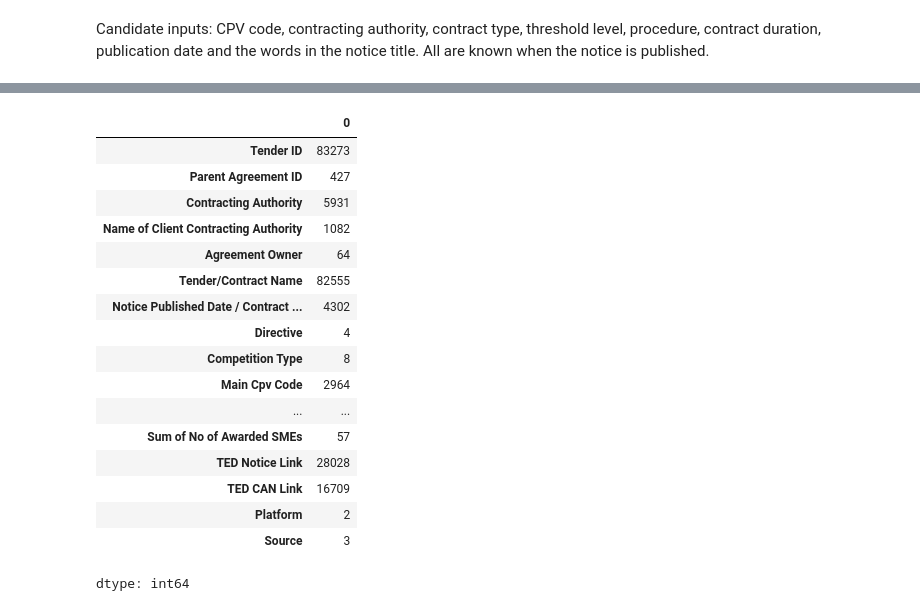
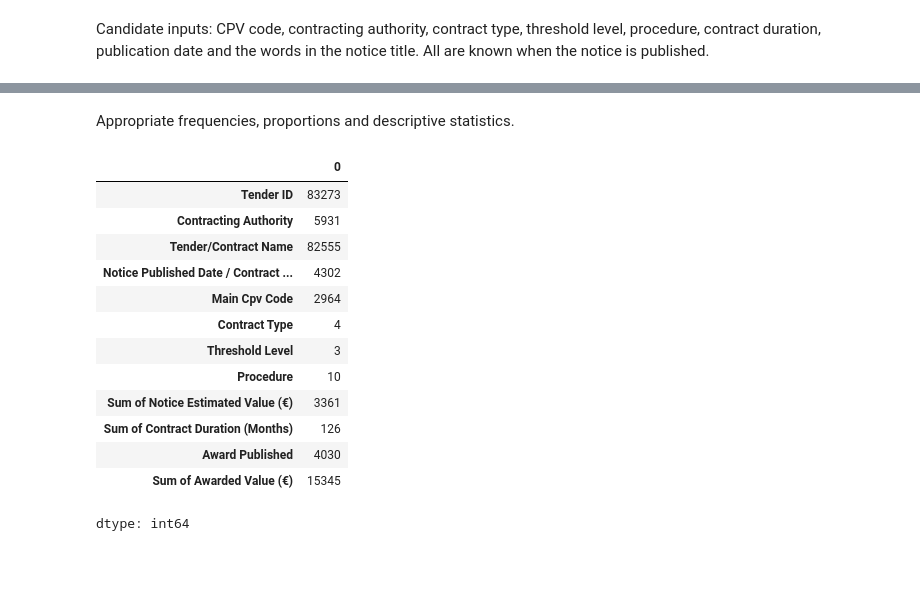
Before and after one commit to KaterynaKon/irish-tender-value, a Jupyter notebook: public_tender_value.ipynb, the cells around one changed output, grey strips where cells are left out. Cells and saved outputs as stored; diff of their text form; code cells hidden in the pictures; blank space fills up the shorter version.

```diff
--- a/public_tender_value.ipynb
+++ b/public_tender_value.ipynb
@@ -136,0 +141,18 @@ Candidate inputs: CPV code, contracting authority, contract type, threshold leve
+# %%
+keep = [
+    "Tender ID",
+    "Contracting Authority",
+    "Tender/Contract Name",
+    "Notice Published Date / Contract Created Date",
+    "Main Cpv Code",
+    "Contract Type",
+    "Threshold Level",
+    "Procedure",
+    "Sum of Notice Estimated Value (€)",
+    "Sum of Contract Duration (Months)",
+    "Award Published",
+    "Sum of Awarded Value (€)",
+]
+d = df[keep].copy()
+d.shape
+d.head()
@@ -137,21 +166,19 @@ Candidate inputs: CPV code, contracting authority, contract type, threshold leve
+# %% [markdown]
+Appropriate frequencies, proportions and descriptive statistics.
 # %%
-df.nunique()
+d.nunique()
 # %% [output]
 |  | 0 |
 | Tender ID | 83273 |
-| Parent Agreement ID | 427 |
 | Contracting Authority | 5931 |
-| Name of Client Contracting Authority | 1082 |
-| Agreement Owner | 64 |
 | Tender/Contract Name | 82555 |
 | Notice Published Date / Contract ... | 4302 |
-| Directive | 4 |
-| Competition Type | 8 |
 | Main Cpv Code | 2964 |
-| ... | ... |
-| Sum of No of Awarded SMEs | 57 |
-| TED Notice Link | 28028 |
-| TED CAN Link | 16709 |
-| Platform | 2 |
-| Source | 3 |
+| Contract Type | 4 |
+| Threshold Level | 3 |
+| Procedure | 10 |
+| Sum of Notice Estimated Value (€) | 3361 |
+| Sum of Contract Duration (Months) | 126 |
+| Award Published | 4030 |
+| Sum of Awarded Value (€) | 15345 |
 dtype: int64
```
Also changed, not shown: parts of 3 cells of this notebook.
